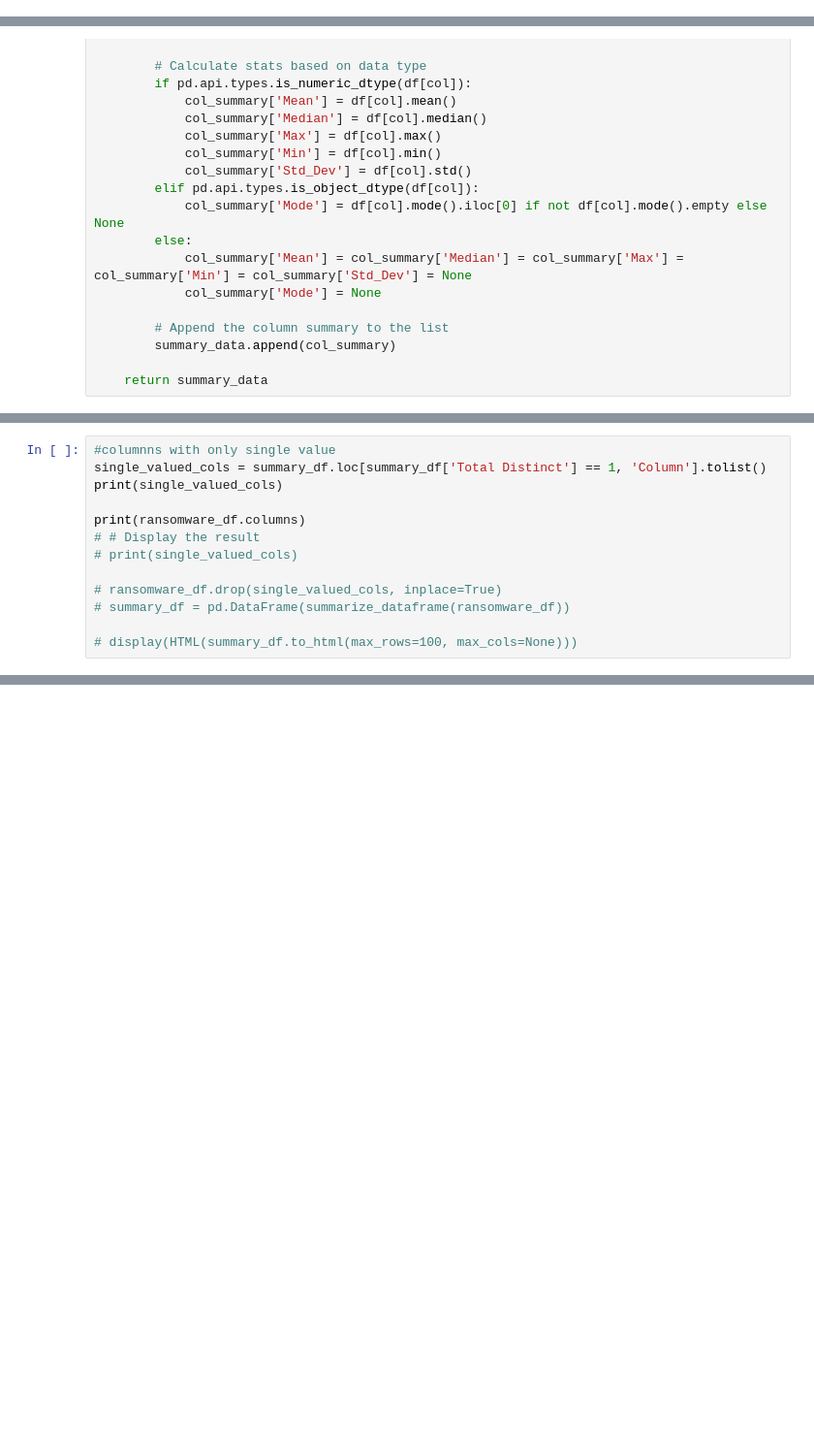
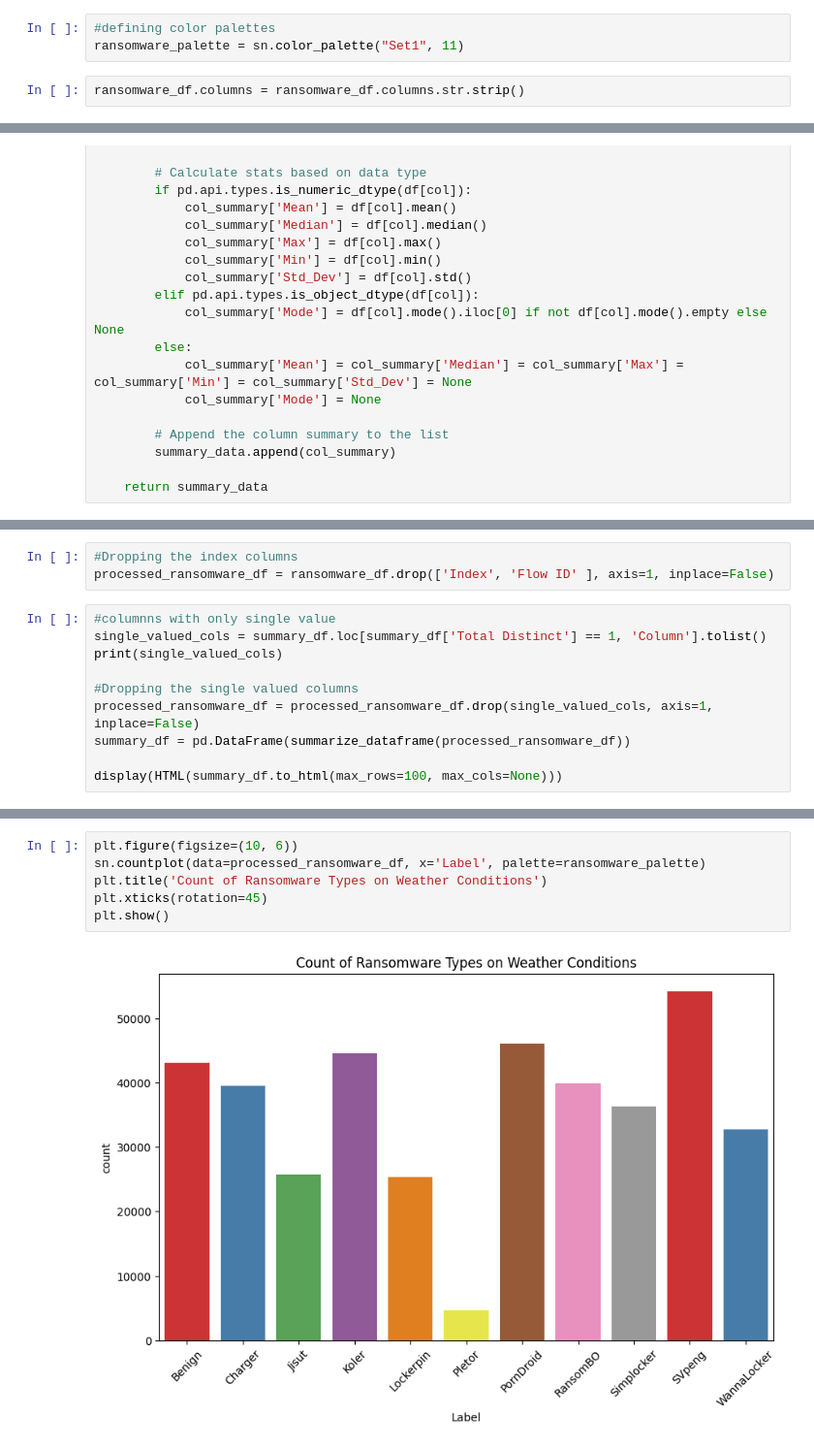
Before and after one commit to ArchisKulkarni002/RansomwareMLProject, a Jupyter notebook: Ransomware_Main.ipynb, the cells around one changed output, grey strips where cells are left out. Shown: that part at 97% size. Cells and saved outputs as stored; diff of their text form; blank space fills up the shorter version.

```diff
--- a/Ransomware_Main.ipynb
+++ b/Ransomware_Main.ipynb
@@ -25,3 +28,8 @@ ransomware_df = pd.read_csv(data_path)
+# %%
+#defining color palettes
+ransomware_palette = sn.color_palette("Set1", 11)
+# %%
+ransomware_df.columns = ransomware_df.columns.str.strip()
 # %%
 print(ransomware_df.head(5))
 # %% [output]
@@ -97,17 +105,17 @@ display(HTML(summary_df.to_html(max_rows=100, max_cols=None)))
 | 83 | Idle Max | int64 | 392034 | 54229 | 0 | 4.941648e+06 | 0.000000 | 1.198864e+08 | 0.000000e+00 | ... |
 | 84 | Idle Min | int64 | 392034 | 54237 | 0 | 4.363740e+06 | 0.000000 | 1.198864e+08 | 0.000000e+00 | ... |
 | 85 | Label | object | 392034 | 11 | 0 | NaN | NaN | NaN | NaN | ... |
+# %%
+#Dropping the index columns
+processed_ransomware_df = ransomware_df.drop(['Index', 'Flow ID' ], axis=1, inplace=False)
 # %%
 #columnns with only single value
 single_valued_cols = summary_df.loc[summary_df['Total Distinct'] == 1, 'Column'].tolist()
 print(single_valued_cols)
 
-print(ransomware_df.columns)
-# # Display the result
-# print(single_valued_cols)
+#Dropping the single valued columns
+processed_ransomware_df = processed_ransomware_df.drop(single_valued_cols, axis=1, inplace=False)
+summary_df = pd.DataFrame(summarize_dataframe(processed_ransomware_df))
 
-# ransomware_df.drop(single_valued_cols, inplace=True)
-# summary_df = pd.DataFrame(summarize_dataframe(ransomware_df))
-
-# display(HTML(summary_df.to_html(max_rows=100, max_cols=None)))
+display(HTML(summary_df.to_html(max_rows=100, max_cols=None)))
 # %% [output]
@@ -130,0 +140,8 @@ Index(['Index', 'Flow ID', ' Source IP', ' Source Port', ' Destination IP',
+# %%
+plt.figure(figsize=(10, 6))
+sn.countplot(data=processed_ransomware_df, x='Label', palette=ransomware_palette)
+plt.title('Count of Ransomware Types on Weather Conditions')
+plt.xticks(rotation=45)
+plt.show()
+# %% [output]
+[figure, added]
```
Also changed, not shown: parts of 5 cells of this notebook.
